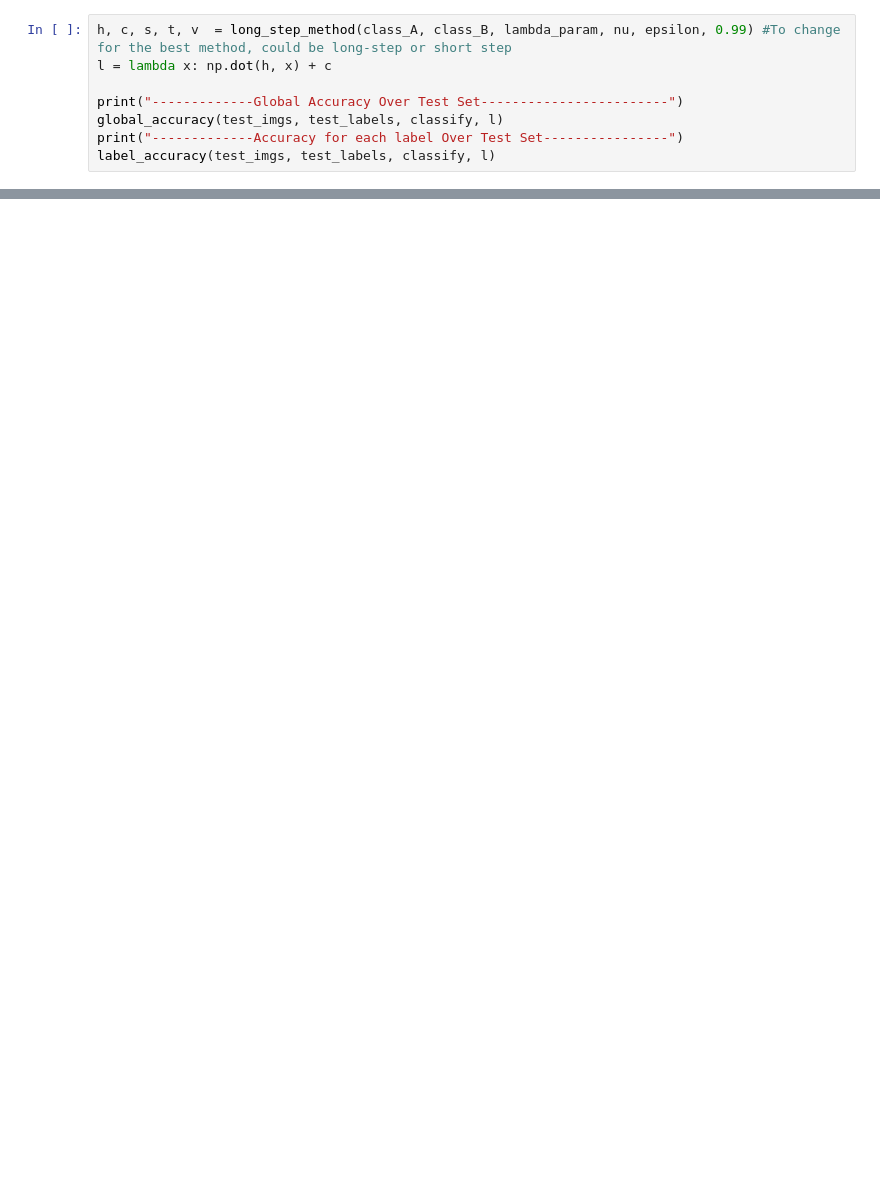
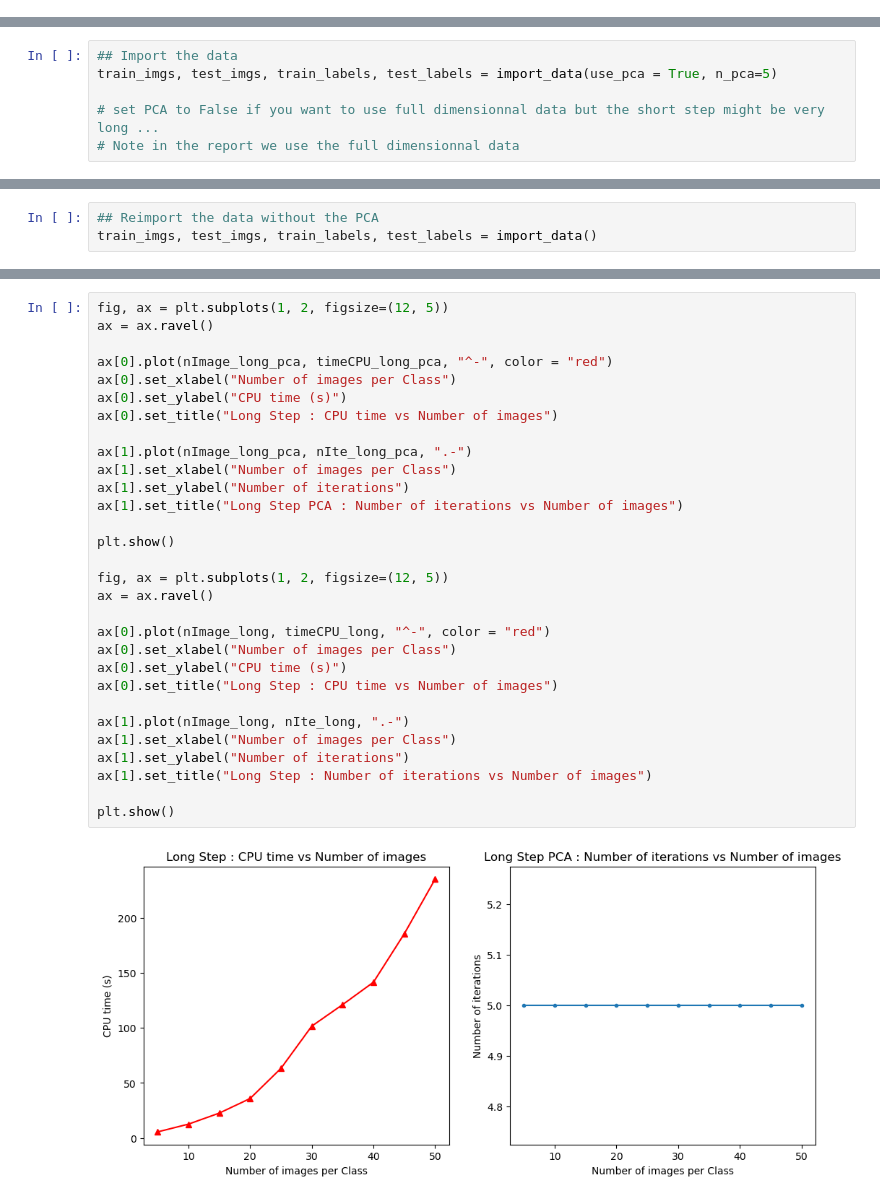
Before and after one commit to TheoHanon/Optimization, a Jupyter notebook: hw3/hW3_opti.ipynb, the cells around one changed output, grey strips where cells are left out. Drawn from its saved outputs; the diff is of its cells as text; blank space fills up the shorter version.

```diff
--- a/hw3/hW3_opti.ipynb
+++ b/hw3/hW3_opti.ipynb
@@ -179,8 +0,0 @@ C.2 Generalized Performance (accuracy over test set)
-# %%
-h, c, s, t, v  = long_step_method(class_A, class_B, lambda_param, nu, epsilon, 0.99) #To change for the best method, could be long-step or short step
-l = lambda x: np.dot(h, x) + c
-
-print("-------------Global Accuracy Over Test Set------------------------")
-global_accuracy(test_imgs, test_labels, classify, l)
-print("-------------Accuracy for each label Over Test Set----------------")
-label_accuracy(test_imgs, test_labels, classify, l)
@@ -189,0 +79,6 @@ KeyboardInterrupt:
+# %%
+## Import the data
+train_imgs, test_imgs, train_labels, test_labels = import_data(use_pca = True, n_pca=5)
+
+# set PCA to False if you want to use full dimensionnal data but the short step might be very long ...
+# Note in the report we use the full dimensionnal data
@@ -189,0 +176,3 @@ KeyboardInterrupt:
+# %%
+## Reimport the data without the PCA
+train_imgs, test_imgs, train_labels, test_labels = import_data()
@@ -189,0 +207,32 @@ KeyboardInterrupt:
+# %%
+fig, ax = plt.subplots(1, 2, figsize=(12, 5))
+ax = ax.ravel()
+
+ax[0].plot(nImage_long_pca, timeCPU_long_pca, "^-", color = "red")
+ax[0].set_xlabel("Number of images per Class")
+ax[0].set_ylabel("CPU time (s)")
+ax[0].set_title("Long Step : CPU time vs Number of images")
+
+ax[1].plot(nImage_long_pca, nIte_long_pca, ".-")
+ax[1].set_xlabel("Number of images per Class")
+ax[1].set_ylabel("Number of iterations")
+ax[1].set_title("Long Step PCA : Number of iterations vs Number of images")
+
+plt.show()
+
+fig, ax = plt.subplots(1, 2, figsize=(12, 5))
+ax = ax.ravel()
+
+ax[0].plot(nImage_long, timeCPU_long, "^-", color = "red")
+ax[0].set_xlabel("Number of images per Class")
+ax[0].set_ylabel("CPU time (s)")
+ax[0].set_title("Long Step : CPU time vs Number of images")
+
+ax[1].plot(nImage_long, nIte_long, ".-")
+ax[1].set_xlabel("Number of images per Class")
+ax[1].set_ylabel("Number of iterations")
+ax[1].set_title("Long Step : Number of iterations vs Number of images")
+
+plt.show()
+# %% [output]
+[figure, added]
```
Also changed, not shown: parts of 47 cells of this notebook, 12 other files.
